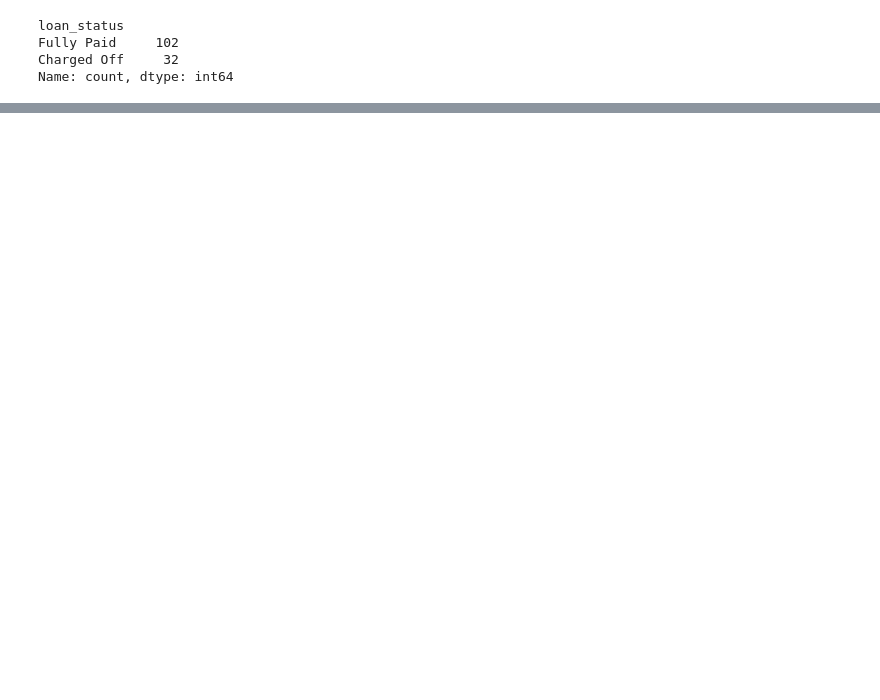
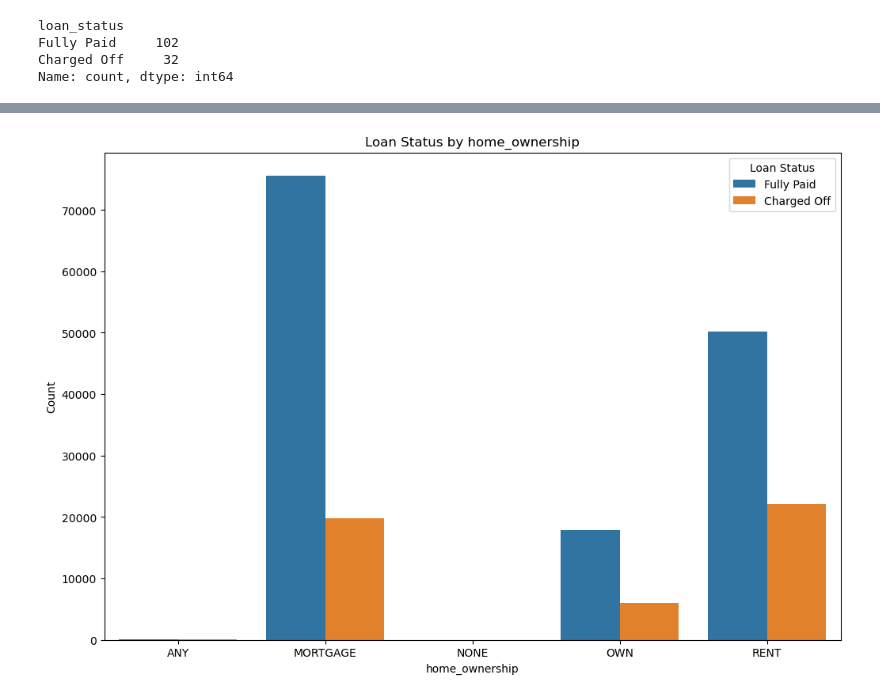
Before and after one commit to SenithDilitha/AIAndInnovation, a Jupyter notebook: LoanStatusPrediction/loan_status_prediction.ipynb, the cells around one changed output, grey strips where cells are left out. Cells and saved outputs as stored; diff of their text form; code cells hidden in the pictures; blank space fills up the shorter version.

```diff
--- a/LoanStatusPrediction/loan_status_prediction.ipynb
+++ b/LoanStatusPrediction/loan_status_prediction.ipynb
@@ -257,0 +309,10 @@ Name: count, dtype: int64
+# %%
+plt.figure(figsize=(12,8))
+sns.countplot(x='home_ownership', hue='loan_status', data=df_modified, order=sorted(df_modified['home_ownership'].unique()))
+plt.title('Loan Status by home_ownership')
+plt.xlabel('home_ownership')
+plt.ylabel('Count')
+plt.legend(title='Loan Status')
+plt.show()
+# %% [output]
+[figure, added]
```
Also changed, not shown: parts of 32 cells of this notebook, 2 other files.
